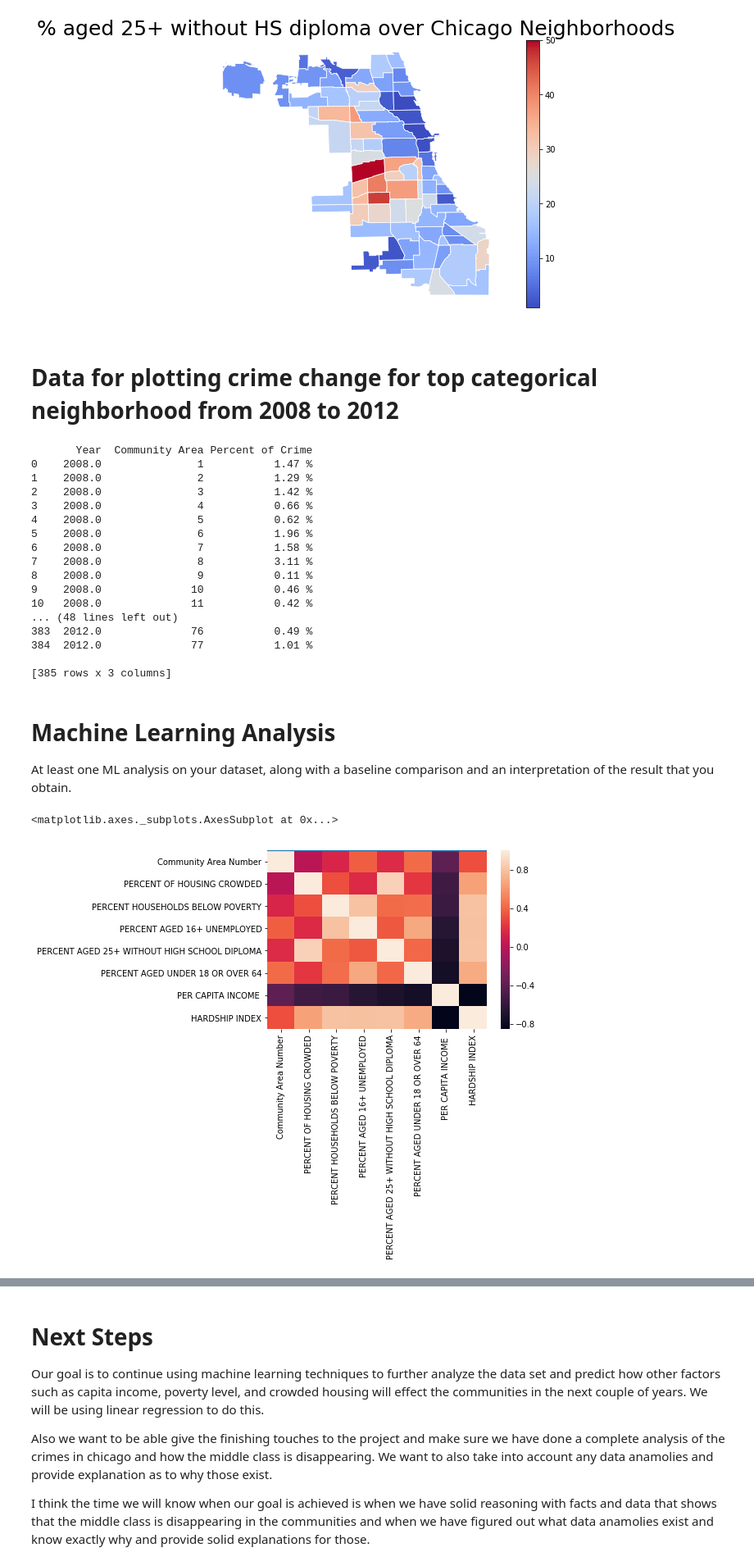
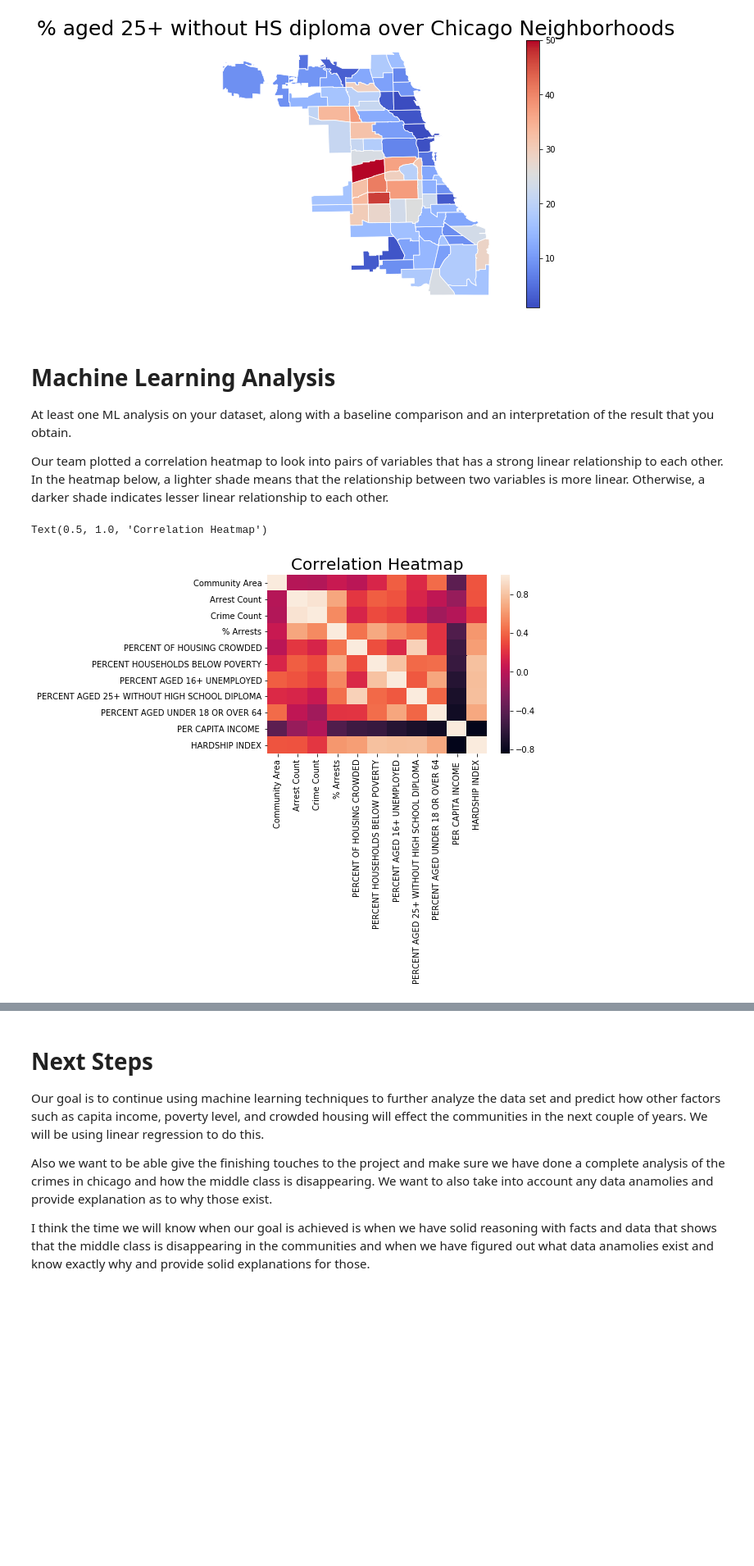
Before and after one commit to edgeslab/CS418-Project, a Jupyter notebook: 418_ProjectV3.ipynb, the cells around one changed output, grey strips where cells are left out. Shown: that part at 82% size. Cells and saved outputs as stored; diff of their text form; code cells hidden in the pictures; blank space fills up the shorter version.

```diff
--- a/418_ProjectV3.ipynb
+++ b/418_ProjectV3.ipynb
@@ -225,60 +231,15 @@ sm._A = []
 cbar = fig.colorbar(sm)
 # %% [output]
 [figure]
-# %% [markdown]
-# Data for plotting crime change for top categorical neighborhood from 2008 to 2012
-# %%
-crime = pd.read_csv("dataFiltered.csv")
-crime.dropna()
-crime.drop(crime.loc[crime['Community Area']== 0].index, inplace=True)
-
-
-data_2008 = crime.loc[crime['Year']==2008]
-community_area=[]
-data= crime.groupby(['Year','Community Area']).count()['ID'].reset_index()#.apply(lambda g:g / g.sum())
-sum_data = (data.groupby(['Year']).apply(lambda g: (g['ID']/g['ID'].sum())).reset_index(name = 'Percent of Crime'))
-for i in range(0,6):
-        for j in range(1,78):
-            community_area.append(j)
-arr_data = np.array(community_area)
-sum_data = sum_data.drop(columns=['level_1'])
-sum_data['Community Area'] = pd.DataFrame(data=community_area)
-sum_data = sum_data[['Year','Community Area','Percent of Crime']]
-sum_data['Percent of Crime'] = sum_data['Percent of Crime'].apply(lambda x: "{0:.2f} %".format(x*100))
-print(sum_data)
-# %% [output]
-       Year  Community Area Percent of Crime
-0    2008.0               1           1.47 %
-1    2008.0               2           1.29 %
-2    2008.0               3           1.42 %
-3    2008.0               4           0.66 %
-4    2008.0               5           0.62 %
-5    2008.0               6           1.96 %
-6    2008.0               7           1.58 %
-7    2008.0               8           3.11 %
-8    2008.0               9           0.11 %
-9    2008.0              10           0.46 %
-10   2008.0              11           0.42 %
-... (48 lines left out)
-383  2012.0              76           0.49 %
-384  2012.0              77           1.01 %
-
-[385 rows x 3 columns]
 # %% [markdown]
 # Machine Learning Analysis
 At least one ML analysis on your dataset, along with a baseline comparison
 and an interpretation of the result that you obtain.
+
+Our team plotted a correlation heatmap to look into pairs of variables that has a strong linear relationship to each other. In the heatmap below, a lighter shade means that the relationship between two variables is more linear. Otherwise, a darker shade indicates lesser linear relationship to each other.
-# %%
-CrimePredict = pd.read_csv('ChicagoSocioecon.csv')
-CrimePredict.head()
-#CrimePredict.info()
-#CrimePredict.describe()
-#CrimePredict.columns
-
-#sns.pairplot(CrimePredict)
-sns.distplot(CrimePredict['PERCENT AGED 25+ WITHOUT HIGH SCHOOL DIPLOMA'])
-x=CrimePredict.corr()
-sns.heatmap(x)
-# %% [output]
-<matplotlib.axes._subplots.AxesSubplot at 0x...>
-[figure, removed]
+# %%
+# Check the correlation
+sns.heatmap( socioecon_and_crime_map.corr() ).set_title("Correlation Heatmap", size=20)
+# %% [output]
+Text(0.5, 1.0, 'Correlation Heatmap')
+[figure, added]
```
Also changed, not shown: parts of 16 cells of this notebook.
